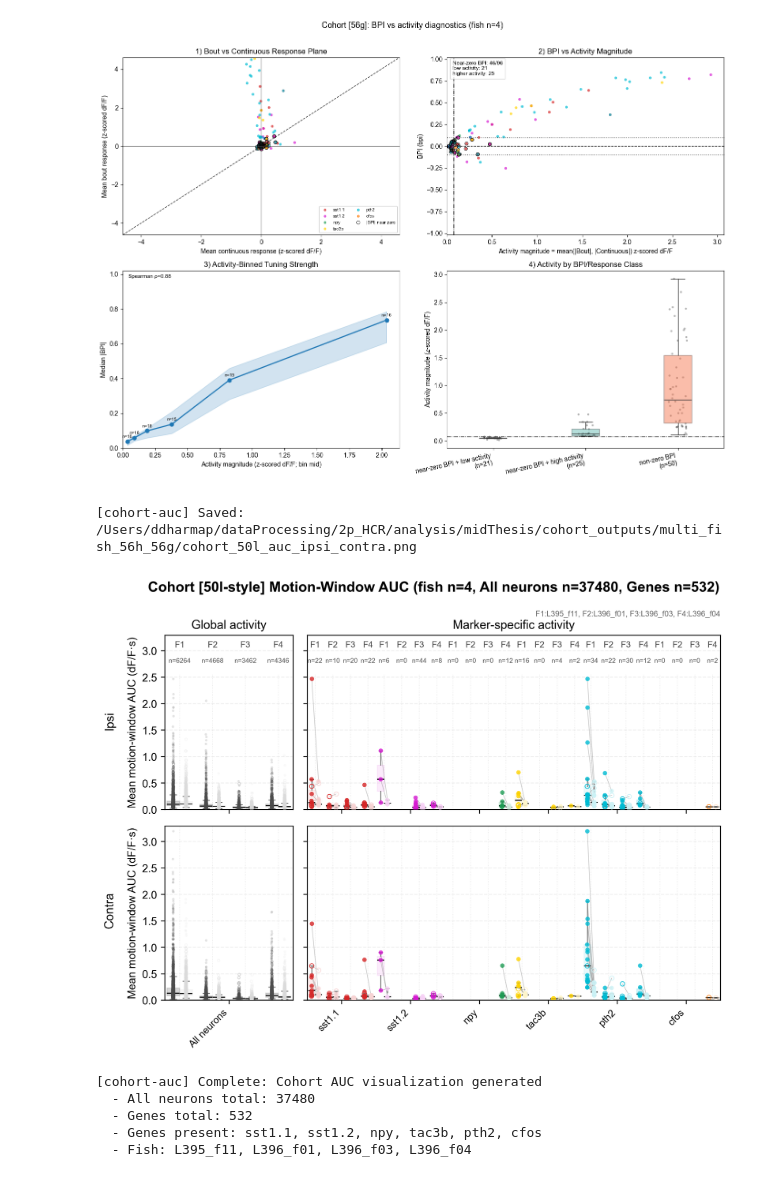
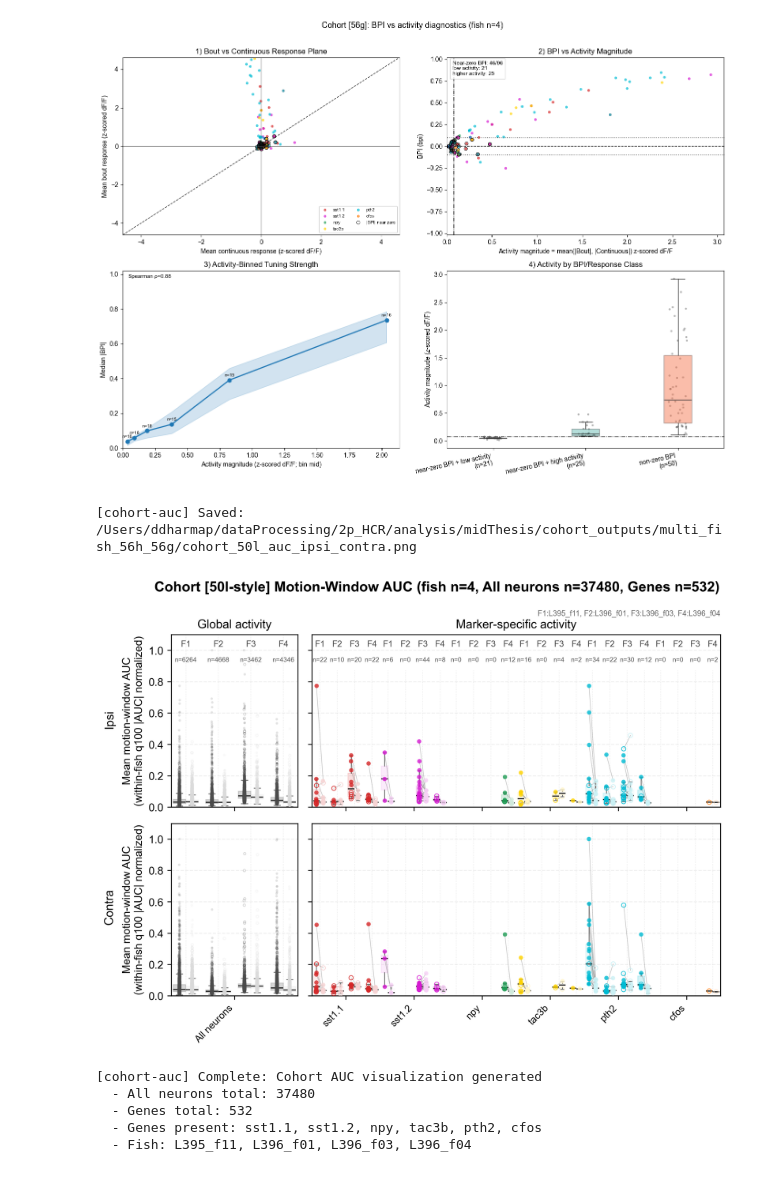
Before and after one commit to LarschLab/ddharmap-ANTs, a Jupyter notebook: notebooks/multi_fish_56h_56g.ipynb, the cells around one changed output. Cells and saved outputs as stored; diff of their text form; code cells hidden in the pictures.

Commit message:
Changed cohort AUC Y-axis to within-fish max activity normalised score.

```diff
--- a/notebooks/multi_fish_56h_56g.ipynb
+++ b/notebooks/multi_fish_56h_56g.ipynb
@@ -2130,9 +2130,13 @@ AUC_CONT_LIGHTEN = 0.80  # stronger contrast: continuous appears much lighter th
 AUC_ROW_LABEL_FONT_SIZE = 11
 AUC_LANE_LABEL_FONT_SIZE = 8
 AUC_LANE_GUIDE_ALPHA = 0.18
+
 AUC_LANE_LABEL_Y_OFFSET_FRAC = -0.08  # negative values move lane labels downward
 AUC_LANE_COUNT_FONT_SIZE = 6
 AUC_LANE_COUNT_Y_OFFSET_FRAC = -0.13  # place n-labels below lane labels
+
+AUC_NORM_ABS_QUANTILE = 1.0  # within-fish scale uses q of |AUC|; set e.g. 0.90, 0.95, 0.99, 1.00 (=max)
+AUC_Y_PAD = 0.10
 
 # Response/BPI color settings from [50l-style]
 RESPONSE_ACTIVE = 'Responsive neurons'
@@ -2243,6 +2247,22 @@ points_df_cohort['laterality'] = points_df_cohort['laterality'].astype(str).str.
 points_df_cohort['stim_mode'] = points_df_cohort['stim_mode'].astype(str).str.strip().str.lower()
 points_df_cohort['auc_dff'] = pd.to_numeric(points_df_cohort['auc_dff'], errors='coerce')
 points_df_cohort['response_class'] = points_df_cohort['response_class'].astype(str).str.strip().str.lower()
+
+# Within-fish robust normalization (signed AUC / fish q(|AUC|))
+if not (0.0 < float(AUC_NORM_ABS_QUANTILE) <= 1.0):
+    raise RuntimeError(f'[cohort-auc] AUC_NORM_ABS_QUANTILE must be in (0,1], got {AUC_NORM_ABS_QUANTILE}')
+def _fish_abs_auc_scale(series):
+    vals = pd.to_numeric(series, errors='coerce').to_numpy(dtype=float)
+    vals = np.abs(vals[np.isfinite(vals)])
+    if vals.size == 0:
+        return np.nan
+    return float(np.nanquantile(vals, float(AUC_NORM_ABS_QUANTILE)))
+_fish_auc_scale = points_df_cohort.groupby('fish_id', dropna=False)['auc_dff'].transform(_fish_abs_auc_scale)
+_fish_scale_ok = np.isfinite(_fish_auc_scale.to_numpy(dtype=float)) & (_fish_auc_scale.to_numpy(dtype=float) > 1e-12)
+points_df_cohort['auc_dff_norm'] = 0.0
+points_df_cohort.loc[_fish_scale_ok, 'auc_dff_norm'] = (
+    points_df_cohort.loc[_fish_scale_ok, 'auc_dff'] / _fish_auc_scale.loc[_fish_scale_ok]
+)
 if 'bpi_category' in points_df_cohort.columns:
     points_df_cohort['bpi_category'] = points_df_cohort['bpi_category'].astype(str).str.strip().str.lower()
 points_df_cohort['response_is_active'] = points_df_cohort['response_is_active'].astype(str).str.strip().str.lower().isin({'1', 'true', 'yes', 't'})
@@ -2371,7 +2391,7 @@ def _plot_auc_block_cohort(ax, source_points, groups, group_pos, laterality,
                 continue
             fish_offset = float(fish_offset_map.get(str(fish), 0.0))
             for mode in ['bout', 'continuous']:
-                vals = fsub.loc[fsub['stim_mode'] == mode, 'auc_dff'].dropna().to_numpy(dtype=float)
+                vals = fsub.loc[fsub['stim_mode'] == mode, 'auc_dff_norm'].dropna().to_numpy(dtype=float)
                 if vals.size == 0:
                     continue
                 box_data.append(vals)
@@ -2429,13 +2449,13 @@ def _plot_auc_block_cohort(ax, source_points, groups, group_pos, laterality,
                     pair_key_cols = cand
                     break
             if pair_key_cols is not None:
-                pair_src = gsub_j[pair_key_cols + ['stim_mode', 'auc_dff']].copy()
-                pair_src['auc_dff'] = pd.to_numeric(pair_src['auc_dff'], errors='coerce')
-                pair_src = pair_src[np.isfinite(pair_src['auc_dff'])]
+                pair_src = gsub_j[pair_key_cols + ['stim_mode', 'auc_dff_norm']].copy()
+                pair_src['auc_dff_norm'] = pd.to_numeric(pair_src['auc_dff_norm'], errors='coerce')
+                pair_src = pair_src[np.isfinite(pair_src['auc_dff_norm'])]
                 if not pair_src.empty:
-                    pair_agg = (pair_src.groupby(pair_key_cols + ['stim_mode'], dropna=False)['auc_dff']
+                    pair_agg = (pair_src.groupby(pair_key_cols + ['stim_mode'], dropna=False)['auc_dff_norm']
                                       .mean().reset_index())
-                    pair_wide = (pair_agg.pivot_table(index=pair_key_cols, columns='stim_mode', values='auc_dff', aggfunc='mean')
+                    pair_wide = (pair_agg.pivot_table(index=pair_key_cols, columns='stim_mode', values='auc_dff_norm', aggfunc='mean')
                                      .reset_index())
                     if ('bout' in pair_wide.columns) and ('continuous' in pair_wide.columns):
                         pair_wide = pair_wide.dropna(subset=['bout', 'continuous'])
@@ -2457,7 +2477,7 @@ def _plot_auc_block_cohort(ax, source_points, groups, group_pos, laterality,
             x_pos = (float(group_pos[g_idx]) + float(mode_offset) +
                      msub['fish_dodge'].to_numpy(dtype=float) +
                      msub['within_fish_jitter'].to_numpy(dtype=float))
-            y_pos = msub['auc_dff'].to_numpy(dtype=float)
+            y_pos = msub['auc_dff_norm'].to_numpy(dtype=float)
 
             # Responsive (filled circles)
             resp_mask = msub['response_is_active'].to_numpy()
@@ -2484,10 +2504,10 @@ def _plot_auc_block_cohort(ax, source_points, groups, group_pos, laterality,
                           s=size * 0.95, facecolors='none', edgecolors=color_pt, linewidths=1.0,
                           alpha=min(1.0, alpha + 0.15), zorder=4)
 
-    vals_panel = pd.to_numeric(sub.get('auc_dff', pd.Series(dtype=float)), errors='coerce').to_numpy(dtype=float)
+    vals_panel = pd.to_numeric(sub.get('auc_dff_norm', pd.Series(dtype=float)), errors='coerce').to_numpy(dtype=float)
     vals_panel = vals_panel[np.isfinite(vals_panel)]
     y_min = 0.0
-    y_max = float(np.nanmax(vals_panel) + 0.1) if vals_panel.size else 1.0
+    y_max = float(np.nanmax(vals_panel) + float(AUC_Y_PAD)) if vals_panel.size else 1.0
     if y_max <= y_min:
         y_max = y_min + 1.0
     y_lim = (y_min, y_max)
@@ -2516,7 +2536,8 @@ def _plot_auc_block_cohort(ax, source_points, groups, group_pos, laterality,
     if str(panel_title).strip():
         ax.set_title(panel_title, fontsize=AUC_ROW_LABEL_FONT_SIZE)
     if show_ylabel:
-        ax.set_ylabel('Mean motion-window AUC (dF/F·s)', fontsize=10)
+        q_pct = int(round(float(AUC_NORM_ABS_QUANTILE) * 100.0))
+        ax.set_ylabel(f'Mean motion-window AUC\n(within-fish q{q_pct} |AUC| normalized)', fontsize=10)
     if hide_y_labels:
         ax.tick_params(axis='y', labelleft=False)
     ax.grid(axis='y', alpha=0.2, linestyle='--')
@@ -2541,7 +2562,7 @@ _plot_auc_block_cohort(ax_gene_contra, gene_points,
                        show_ylabel=False, hide_y_labels=True)
 
 # Row-level laterality labels on the left side (rotated)
-label_x_spacing = 0.04 # Increase this value to move labels further right
+label_x_spacing = 0.03 # Increase this value to move labels further right
 fig.text(label_x_spacing, 0.7, 'Ipsi', ha='left', va='center', rotation=90, # Format is text(x, y, s, ...); y=0.74 places it centered in the top row, x=0.012 is a small left margin
          fontsize=AUC_ROW_LABEL_FONT_SIZE, fontweight='normal') #fontweight can be
 fig.text(label_x_spacing, 0.3, 'Contra', ha='left', va='center', rotation=90,
@@ -2581,34 +2602,34 @@ n_all = int(len(all_neurons_points))
 n_genes = int(len(gene_points))
 fig.suptitle(f'Cohort [50l-style] Motion-Window AUC (fish n={n_fish_ok}, All neurons n={n_all}, Genes n={n_genes})',
              fontsize=13, fontweight='bold', y=0.995)
 
 # Save figure
 fig.tight_layout(rect=[0.06, 0, 1, 0.97])
 out_path = COHORT_OUTDIR / 'cohort_50l_auc_ipsi_contra.png'
 fig.savefig(out_path, dpi=AUC_FIGURE_DPI, bbox_inches='tight')
 print(f'[cohort-auc] Saved: {out_path}')
 
 # Store for potential future use
 cohort_motion_auc_plot_points = points_df_cohort
 cohort_motion_auc_plot_counts = counts_df_cohort
 FIG_COHORT_AUC_LAST = fig
 
 try:
     fig.canvas.draw()
     FIG_COHORT_AUC_RGBA = np.asarray(fig.canvas.buffer_rgba()).copy()
 except Exception:
     FIG_COHORT_AUC_RGBA = None
 
 plt.show()
 
 print(f'[cohort-auc] Complete: Cohort AUC visualization generated')
 print(f'  - All neurons total: {len(all_neurons_points)}')
 print(f'  - Genes total: {len(gene_points)}')
 print(f'  - Genes present: {", ".join(ordered_genes)}')
 print(f'  - Fish: {", ".join(fish_order)}')
 # %% [output]
 [cohort-auc] Saved: /Users/ddharmap/dataProcessing/2p_HCR/analysis/midThesis/cohort_outputs/multi_fish_56h_56g/cohort_50l_auc_ipsi_contra.png
-[figure, old version]
+[figure, new version]
 [cohort-auc] Complete: Cohort AUC visualization generated
   - All neurons total: 37480
   - Genes total: 532
```
